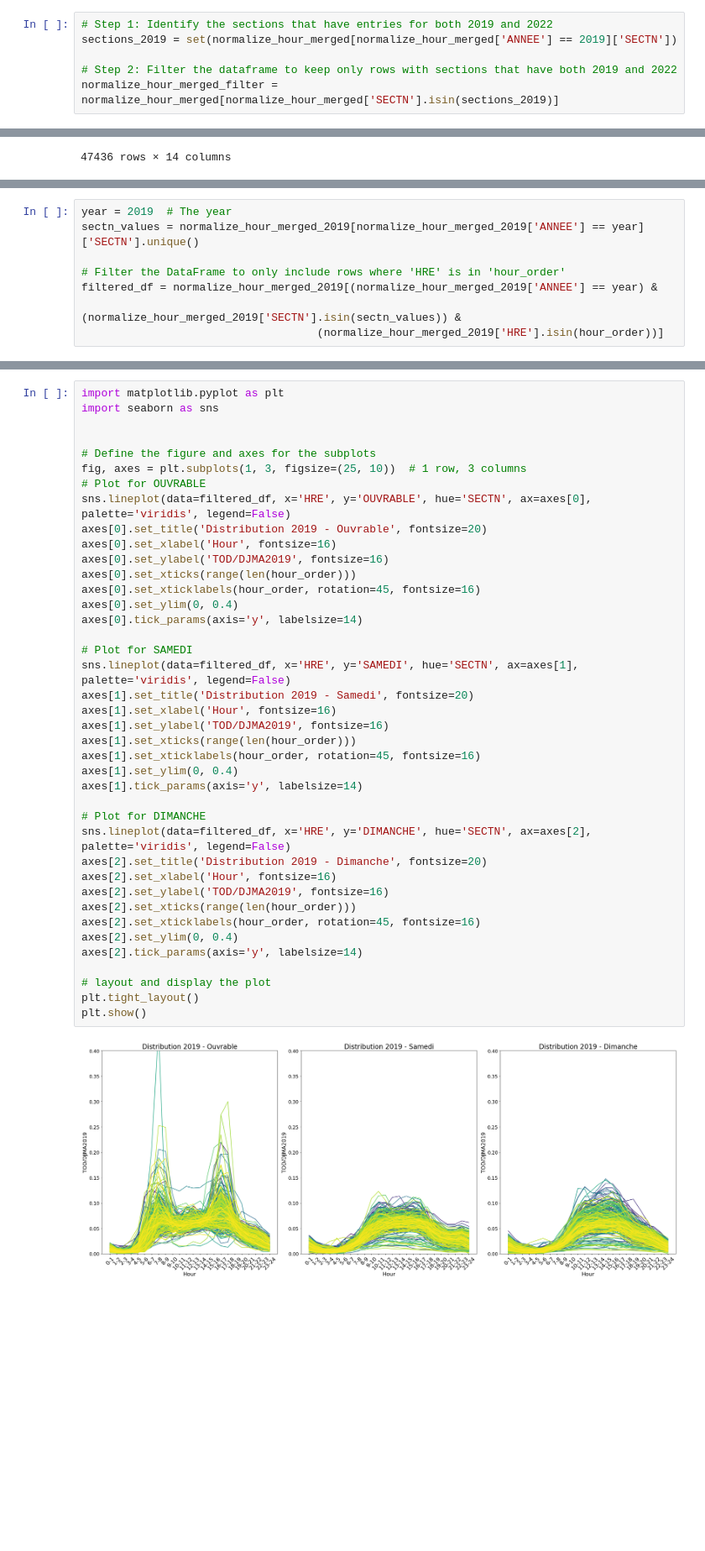
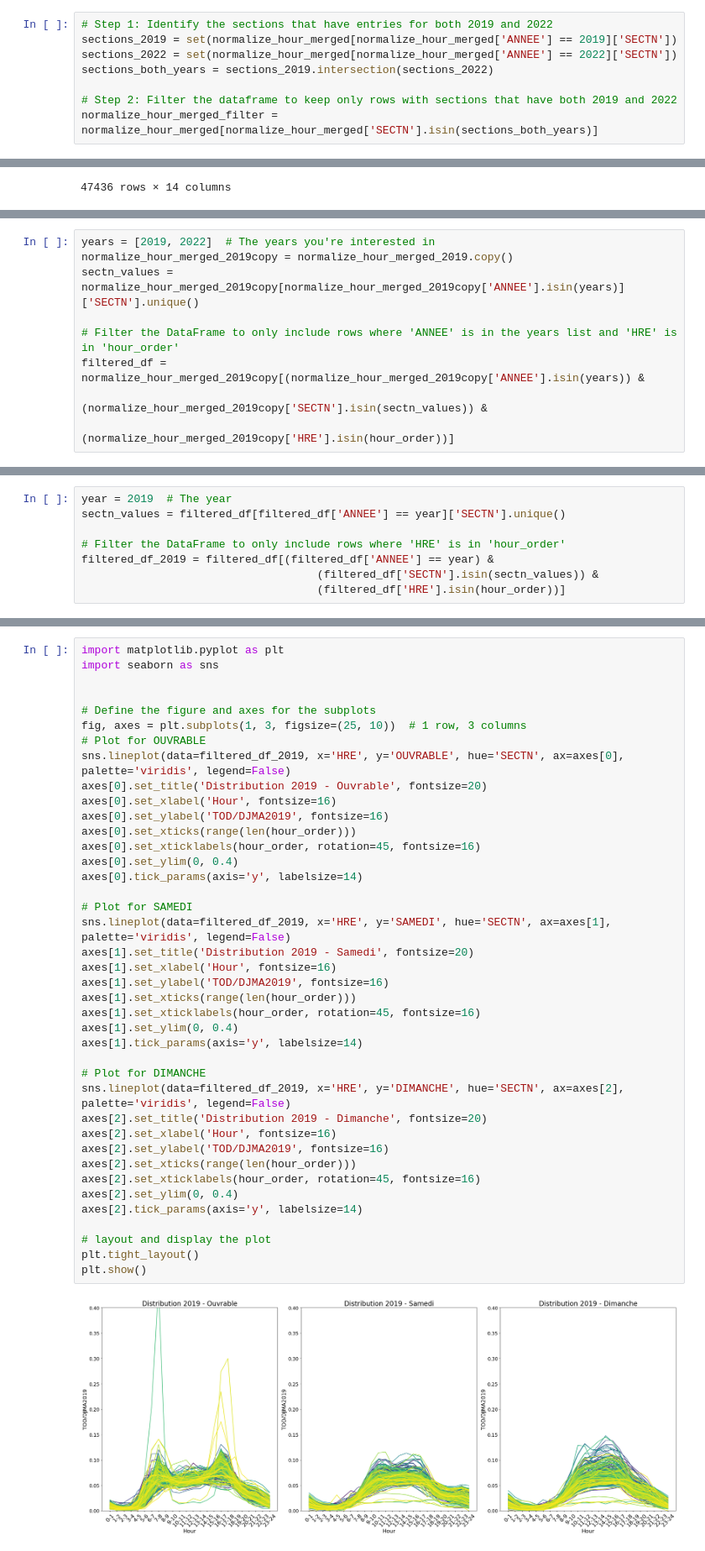
Before and after one commit to tarcisiocsn/OpenDataQuebec, a Jupyter notebook: cluster_count_analysis.ipynb, the cells around one changed output, grey strips where cells are left out. Shown at 84% size. Cells and saved outputs as stored; diff of their text form; blank space fills up the shorter version.

```diff
--- a/cluster_count_analysis.ipynb
+++ b/cluster_count_analysis.ipynb
@@ -87,9 +87,11 @@ normalize_hour_merged
 # %%
 # Step 1: Identify the sections that have entries for both 2019 and 2022
 sections_2019 = set(normalize_hour_merged[normalize_hour_merged['ANNEE'] == 2019]['SECTN'])
+sections_2022 = set(normalize_hour_merged[normalize_hour_merged['ANNEE'] == 2022]['SECTN'])
+sections_both_years = sections_2019.intersection(sections_2022)
 
 # Step 2: Filter the dataframe to keep only rows with sections that have both 2019 and 2022
-normalize_hour_merged_filter = normalize_hour_merged[normalize_hour_merged['SECTN'].isin(sections_2019)]
+normalize_hour_merged_filter = normalize_hour_merged[normalize_hour_merged['SECTN'].isin(sections_both_years)]
 # %%
 normalize_hour_merged_filter
 # %% [output]
@@ -191,3 +193,12 @@ month_order = ['Janvier', 'Février', 'Mars', 'Avril', 'Mai', 'Juin', 'Juillet',
 # Define the custom order of hours
 hour_order = ['0-1', '1-2', '2-3', '3-4', '4-5', '5-6', '6-7', '7-8', '8-9', '9-10', '10-11', '11-12',
               '12-13', '13-14', '14-15', '15-16', '16-17', '17-18', '18-19', '19-20', '20-21', '21-22', '22-23', '23-24']
+# %%
+years = [2019, 2022]  # The years you're interested in
+normalize_hour_merged_2019copy = normalize_hour_merged_2019.copy()
+sectn_values = normalize_hour_merged_2019copy[normalize_hour_merged_2019copy['ANNEE'].isin(years)]['SECTN'].unique()
+
+# Filter the DataFrame to only include rows where 'ANNEE' is in the years list and 'HRE' is in 'hour_order'
+filtered_df = normalize_hour_merged_2019copy[(normalize_hour_merged_2019copy['ANNEE'].isin(years)) &
+                                    (normalize_hour_merged_2019copy['SECTN'].isin(sectn_values)) &
+                                    (normalize_hour_merged_2019copy['HRE'].isin(hour_order))]
@@ -194,8 +283,8 @@ hour_order = ['0-1', '1-2', '2-3', '3-4', '4-5', '5-6', '6-7', '7-8', '8-9', '9-
 # %%
 year = 2019  # The year
-sectn_values = normalize_hour_merged_2019[normalize_hour_merged_2019['ANNEE'] == year]['SECTN'].unique()
+sectn_values = filtered_df[filtered_df['ANNEE'] == year]['SECTN'].unique()
 
 # Filter the DataFrame to only include rows where 'HRE' is in 'hour_order'
-filtered_df = normalize_hour_merged_2019[(normalize_hour_merged_2019['ANNEE'] == year) &
-                                    (normalize_hour_merged_2019['SECTN'].isin(sectn_values)) &
-                                    (normalize_hour_merged_2019['HRE'].isin(hour_order))]
+filtered_df_2019 = filtered_df[(filtered_df['ANNEE'] == year) &
+                                    (filtered_df['SECTN'].isin(sectn_values)) &
+                                    (filtered_df['HRE'].isin(hour_order))]
@@ -207,37 +312,37 @@ import seaborn as sns
 # Define the figure and axes for the subplots
 fig, axes = plt.subplots(1, 3, figsize=(25, 10))  # 1 row, 3 columns
 # Plot for OUVRABLE
-sns.lineplot(data=filtered_df, x='HRE', y='OUVRABLE', hue='SECTN', ax=axes[0], palette='viridis', legend=False)
+sns.lineplot(data=filtered_df_2019, x='HRE', y='OUVRABLE', hue='SECTN', ax=axes[0], palette='viridis', legend=False)
 axes[0].set_title('Distribution 2019 - Ouvrable', fontsize=20)
 axes[0].set_xlabel('Hour', fontsize=16)
 axes[0].set_ylabel('TOD/DJMA2019', fontsize=16)
 axes[0].set_xticks(range(len(hour_order)))
 axes[0].set_xticklabels(hour_order, rotation=45, fontsize=16)
 axes[0].set_ylim(0, 0.4)
 axes[0].tick_params(axis='y', labelsize=14)
 
 # Plot for SAMEDI
-sns.lineplot(data=filtered_df, x='HRE', y='SAMEDI', hue='SECTN', ax=axes[1], palette='viridis', legend=False)
+sns.lineplot(data=filtered_df_2019, x='HRE', y='SAMEDI', hue='SECTN', ax=axes[1], palette='viridis', legend=False)
 axes[1].set_title('Distribution 2019 - Samedi', fontsize=20)
 axes[1].set_xlabel('Hour', fontsize=16)
 axes[1].set_ylabel('TOD/DJMA2019', fontsize=16)
 axes[1].set_xticks(range(len(hour_order)))
 axes[1].set_xticklabels(hour_order, rotation=45, fontsize=16)
 axes[1].set_ylim(0, 0.4)
 axes[1].tick_params(axis='y', labelsize=14)
 
 # Plot for DIMANCHE
-sns.lineplot(data=filtered_df, x='HRE', y='DIMANCHE', hue='SECTN', ax=axes[2], palette='viridis', legend=False)
+sns.lineplot(data=filtered_df_2019, x='HRE', y='DIMANCHE', hue='SECTN', ax=axes[2], palette='viridis', legend=False)
 axes[2].set_title('Distribution 2019 - Dimanche', fontsize=20)
 axes[2].set_xlabel('Hour', fontsize=16)
 axes[2].set_ylabel('TOD/DJMA2019', fontsize=16)
 axes[2].set_xticks(range(len(hour_order)))
 axes[2].set_xticklabels(hour_order, rotation=45, fontsize=16)
 axes[2].set_ylim(0, 0.4)
 axes[2].tick_params(axis='y', labelsize=14)
 
 # layout and display the plot
 plt.tight_layout()
 plt.show()
 # %% [output]
-[figure, old version]
+[figure, new version]
```
Also changed, not shown: parts of 27 cells of this notebook.
